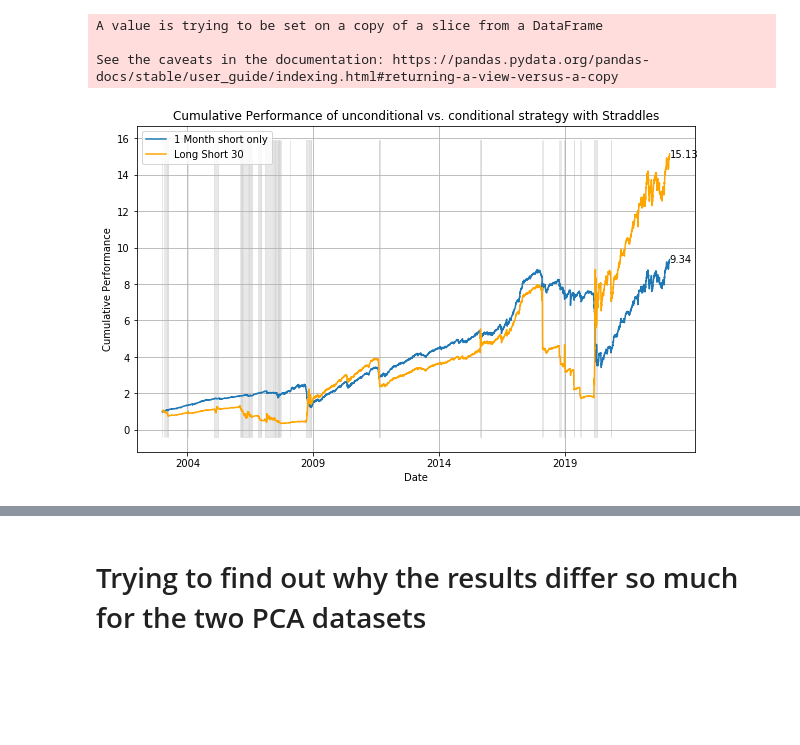
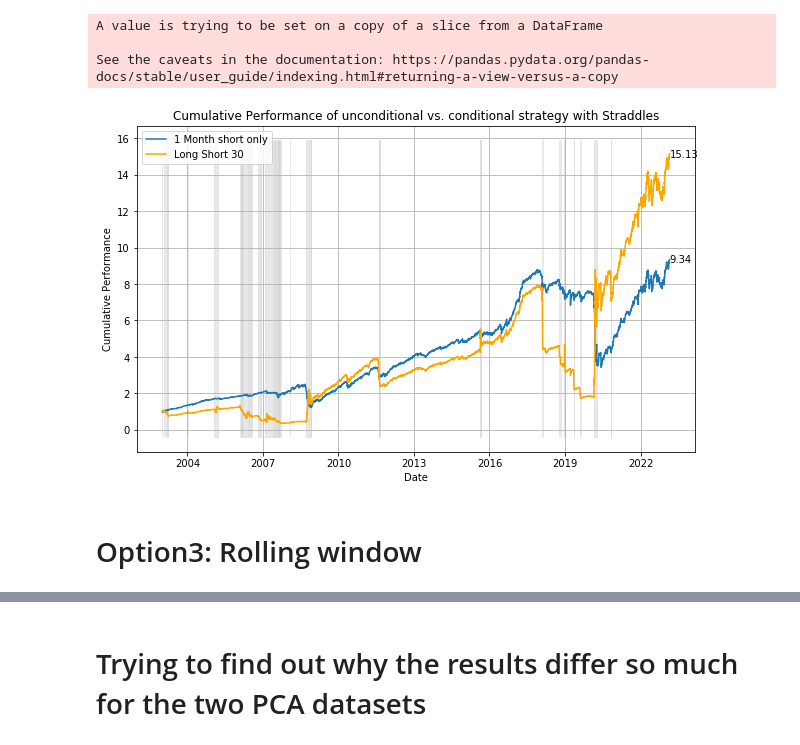
Before and after one commit to cannicj/AQF, a Jupyter notebook: predictive_performance.ipynb, the cells around one changed output, grey strips where cells are left out. Drawn from its saved outputs; the diff is of its cells as text; code cells hidden in the pictures; blank space fills up the shorter version.

Commit message:
added rolling window analysis. commenting the notebook a bit more.

```diff
--- a/predictive_performance.ipynb
+++ b/predictive_performance.ipynb
@@ -814,32 +815,34 @@ returns_short_test['cumulative_performance'] = (1 + returns_short_test['r_v_30']
 #this is not finished yet and still needs some working!
 plt.figure(figsize=(10, 6))
 
 # Plot each line for different durations
 plt.plot(returns_short_test['Date'], returns_short_test['cumulative_performance'], label='1 Month short only')
 # Add text annotations for the end value of each line
 end_value = returns_short_test['cumulative_performance'].iloc[-1]
 plt.text(returns_short_test['Date'].iloc[-1], end_value, f'{end_value:.2f}', va='center', ha='left')
 
 # Add the line from 'returns_long_short_30'
 plt.plot(returns_long_short_30_4['Date'], returns_long_short_30_4['cumulative_returns'], color='orange', label='Long Short 30')
 # Add text annotations for the end value of each line
 end_value = returns_long_short_30_4['cumulative_returns'].iloc[-1]
 plt.text(returns_long_short_30_4['Date'].iloc[-1], end_value, f'{end_value:.2f}', va='center', ha='left')
 
 # Shade the region where 'InBottomQuantile' is True
 plt.fill_between(returns_long_short_30_4['Date'], plt.gca().get_ylim()[0], plt.gca().get_ylim()[1],
                  where=returns_long_short_30_4['InBottomQuintile'], color='lightgrey', alpha=0.5)
 
 #STRADDLE_RET_given['Date'] = pd.to_datetime(STRADDLE_RET_given['Date'])
-years = pd.date_range(start='2003-01-05', end='2022-12-31', freq='5YS')  # Generating year starts
+years = pd.date_range(start='2003-01-05', end='2022-12-31', freq='3YS')  # Generating year starts
 plt.xticks(years, [year.year for year in years])
 
 plt.title('Cumulative Performance of unconditional vs. conditional strategy with Straddles')
 plt.xlabel('Date')
 plt.ylabel('Cumulative Performance')
 plt.legend()
 plt.grid(True)
 # Show the modified plot
 plt.show()
 # %% [output]
-[figure, old version]
+[figure, new version]
+# %% [markdown]
+# Option3: Rolling window
```
Also changed, not shown: parts of 17 cells of this notebook.
